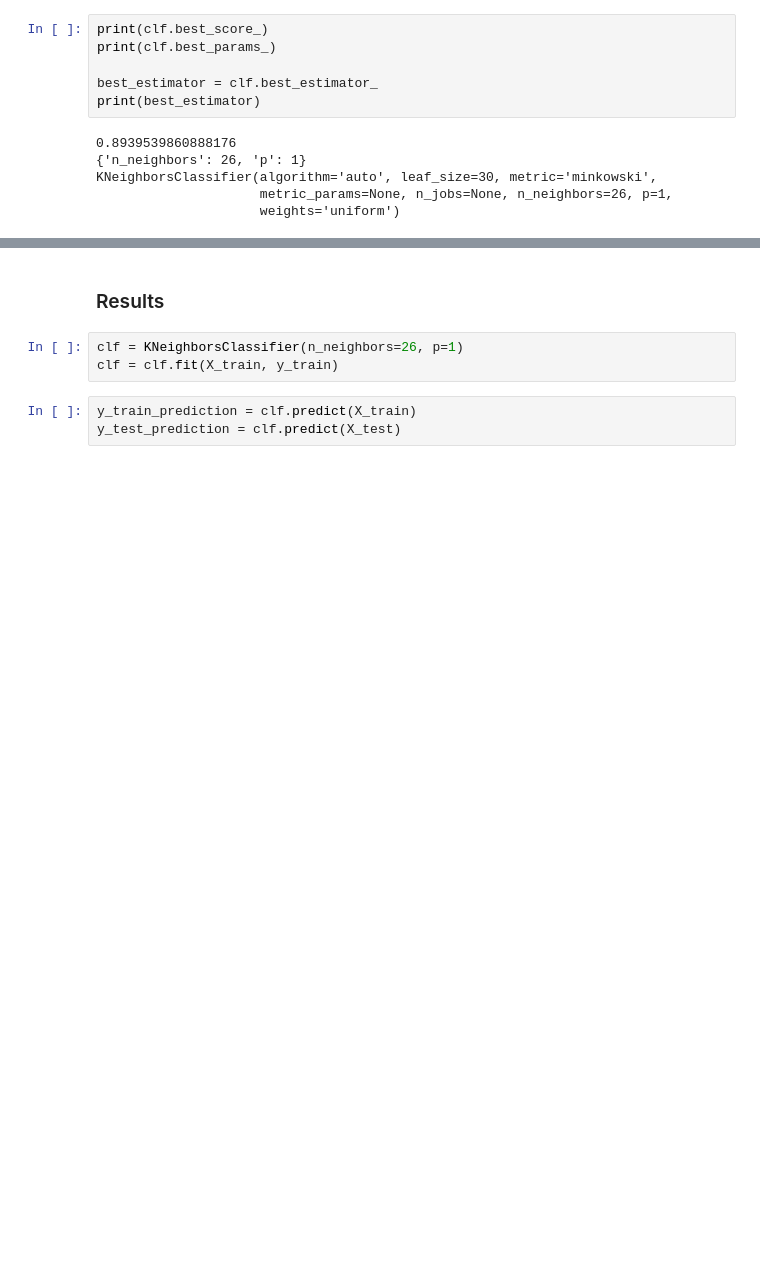
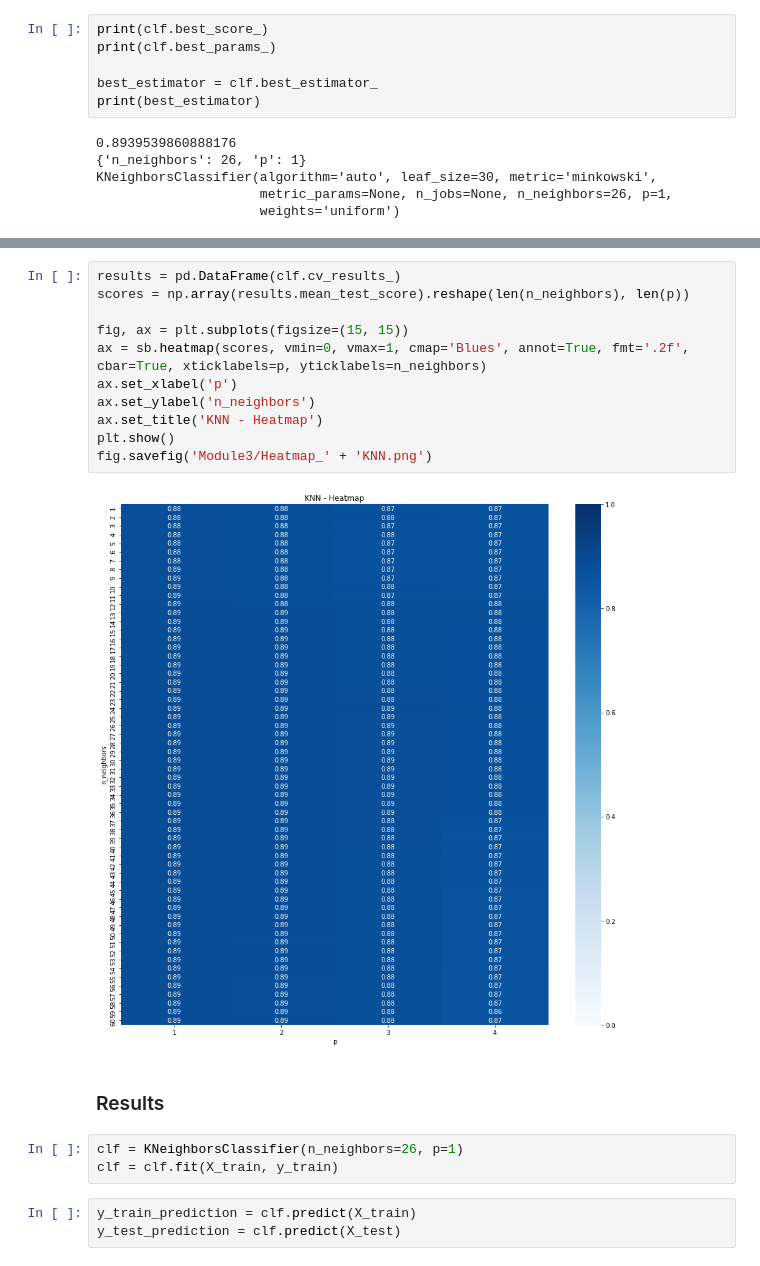
Before and after one commit to alexanderfache6/TCGA-kidney, a Jupyter notebook: module3-supervised-learning.ipynb, the cells around one changed output, grey strips where cells are left out. Cells and saved outputs as stored; diff of their text form; blank space fills up the shorter version.

Commit message:
Module 3 done

```diff
--- a/module3-supervised-learning.ipynb
+++ b/module3-supervised-learning.ipynb
@@ -311,3 +301,16 @@ fig.savefig('Module3/GridSearchCV_' + 'KNN.png')
+# %%
+results = pd.DataFrame(clf.cv_results_)
+scores = np.array(results.mean_test_score).reshape(len(n_neighbors), len(p))
+
+fig, ax = plt.subplots(figsize=(15, 15))
+ax = sb.heatmap(scores, vmin=0, vmax=1, cmap='Blues', annot=True, fmt='.2f', cbar=True, xticklabels=p, yticklabels=n_neighbors)
+ax.set_xlabel('p')
+ax.set_ylabel('n_neighbors')
+ax.set_title('KNN - Heatmap')
+plt.show()
+fig.savefig('Module3/Heatmap_' + 'KNN.png')
+# %% [output]
+[figure, added]
 # %% [markdown]
 ### Results
 # %%
```
Also changed, not shown: parts of 16 cells of this notebook, 8 other files.
